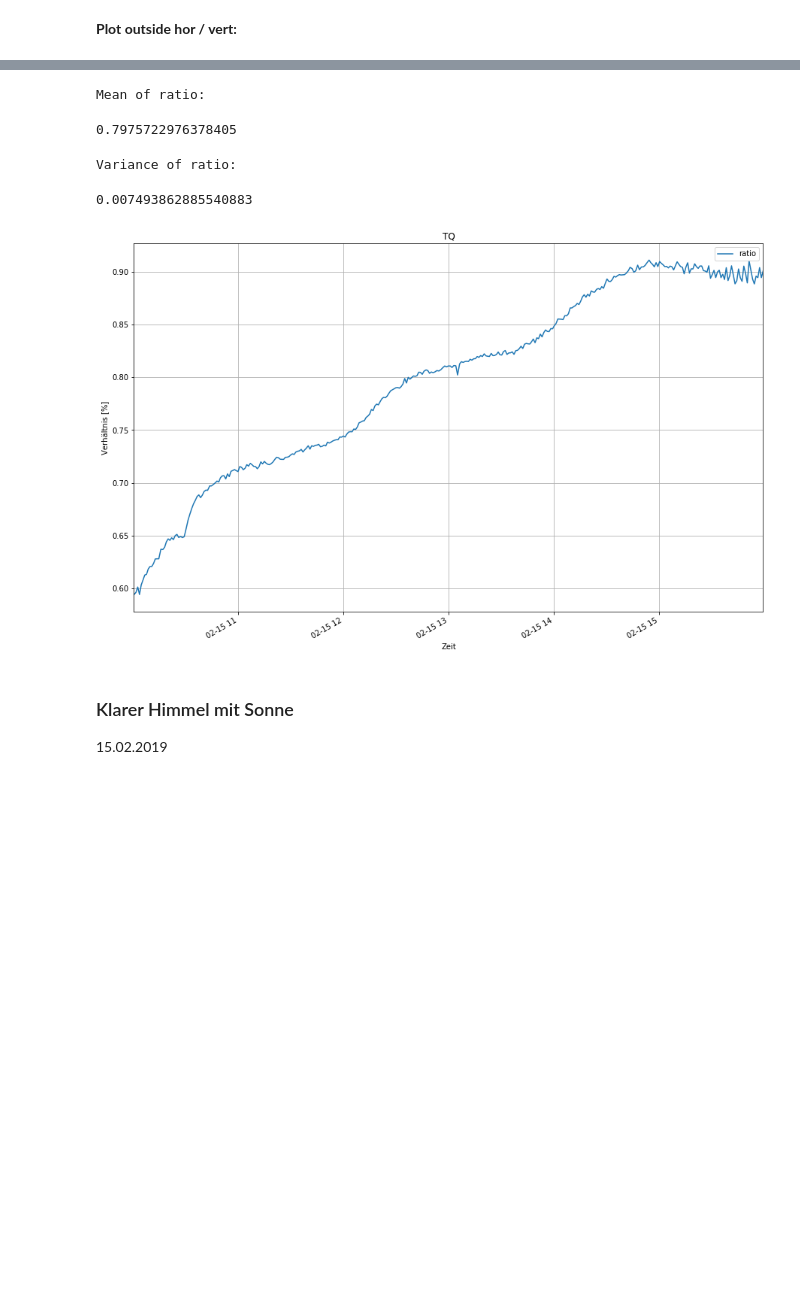
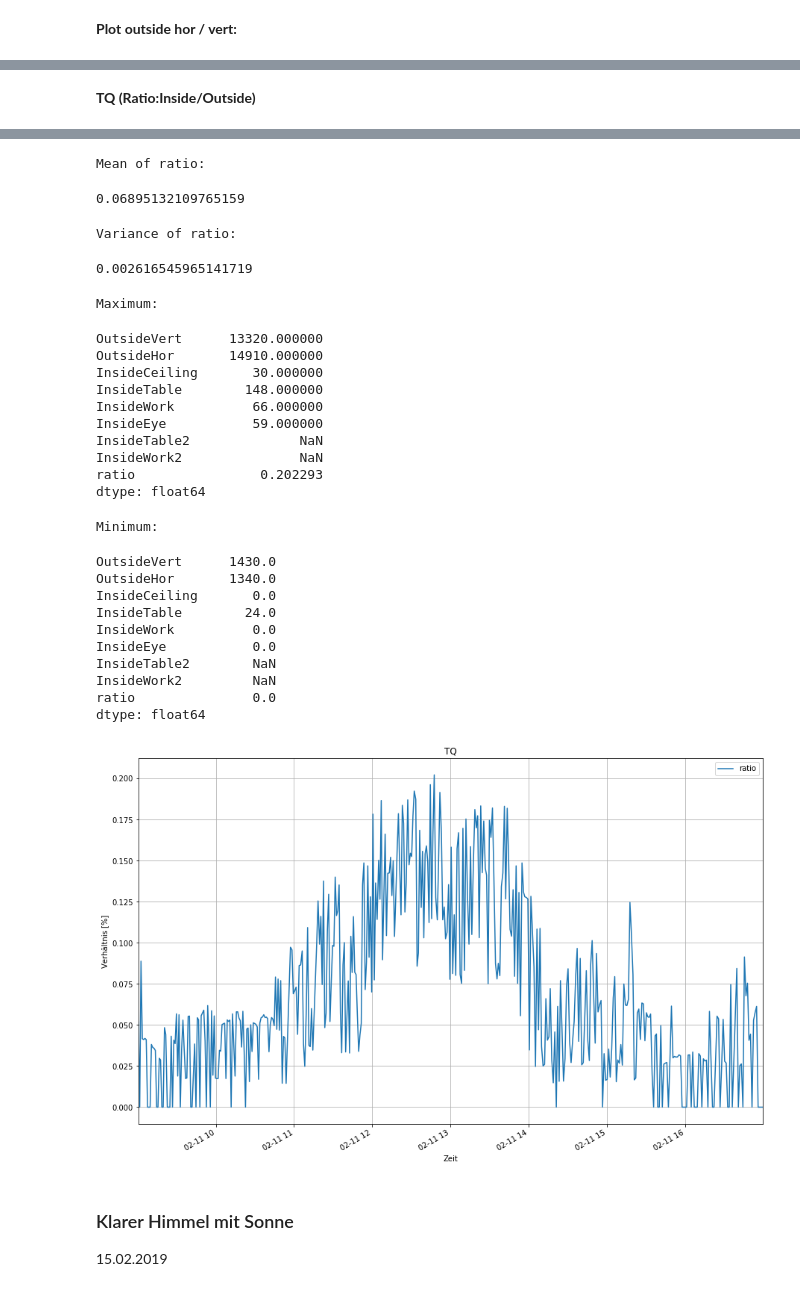
Before and after one commit to OliverZott/DataAnalysis_Almemo, a Jupyter notebook: Data_Almemo.ipynb, the cells around one changed output, grey strips where cells are left out. Drawn from its saved outputs; the diff is of its cells as text; code cells hidden in the pictures; blank space fills up the shorter version.

```diff
--- a/Data_Almemo.ipynb
+++ b/Data_Almemo.ipynb
@@ -182,6 +195,9 @@ def day_plt(start, end, max, sit1=0, ):
 # type casting:
 
 df0 = df.apply(pd.to_numeric, errors='coerce')
+
+#remove epoc column
+df0 = df0.drop(columns=['Epoch','new'],axis=1)
 
 # errors : {‘ignore’, ‘raise’, ‘coerce’}, default ‘raise’
 # - If ‘raise’, then invalid parsing will raise an exception
@@ -193,7 +209,7 @@ df0 = df.apply(pd.to_numeric, errors='coerce')
 
 
 display(df.dtypes.head(3))
-display(df3.dtypes)
+display(df0.dtypes)
 # %% [output]
 Epoch           int64
 OutsideVert    object
@@ -347,7 +347,9 @@ ax.xaxis.set_major_formatter(myFmt)
+# %% [markdown]
+**TQ (Ratio:Inside/Outside)**
 # %%
 # function gets argument as pandas-timestamp
-start = pd.Timestamp(2019,2, 15, 10)
-end = pd.Timestamp(2019, 2, 15, 16)
+start = pd.Timestamp(2019,2, 11, 9)
+end = pd.Timestamp(2019, 2, 11, 17)
 
 df_tq = df_rat(start, end)
 # %% [output]
@@ -358,8 +360,30 @@ df_tq = df_rat(start, end)
 Mean of ratio:
-0.7975722976378405
+0.06895132109765159
 Variance of ratio:
-0.007493862885540883
+0.002616545965141719
+Maximum:
+OutsideVert      13320.000000
+OutsideHor       14910.000000
+InsideCeiling       30.000000
+InsideTable        148.000000
+InsideWork          66.000000
+InsideEye           59.000000
+InsideTable2              NaN
+InsideWork2               NaN
+ratio                0.202293
+dtype: float64
+Minimum:
+OutsideVert      1430.0
+OutsideHor       1340.0
+InsideCeiling       0.0
+InsideTable        24.0
+InsideWork          0.0
+InsideEye           0.0
+InsideTable2        NaN
+InsideWork2         NaN
+ratio               0.0
+dtype: float64
-[figure, old version]
+[figure, new version]
 # %% [markdown]
 ### Klarer Himmel mit Sonne
 
```
Also changed, not shown: parts of 22 cells of this notebook.
